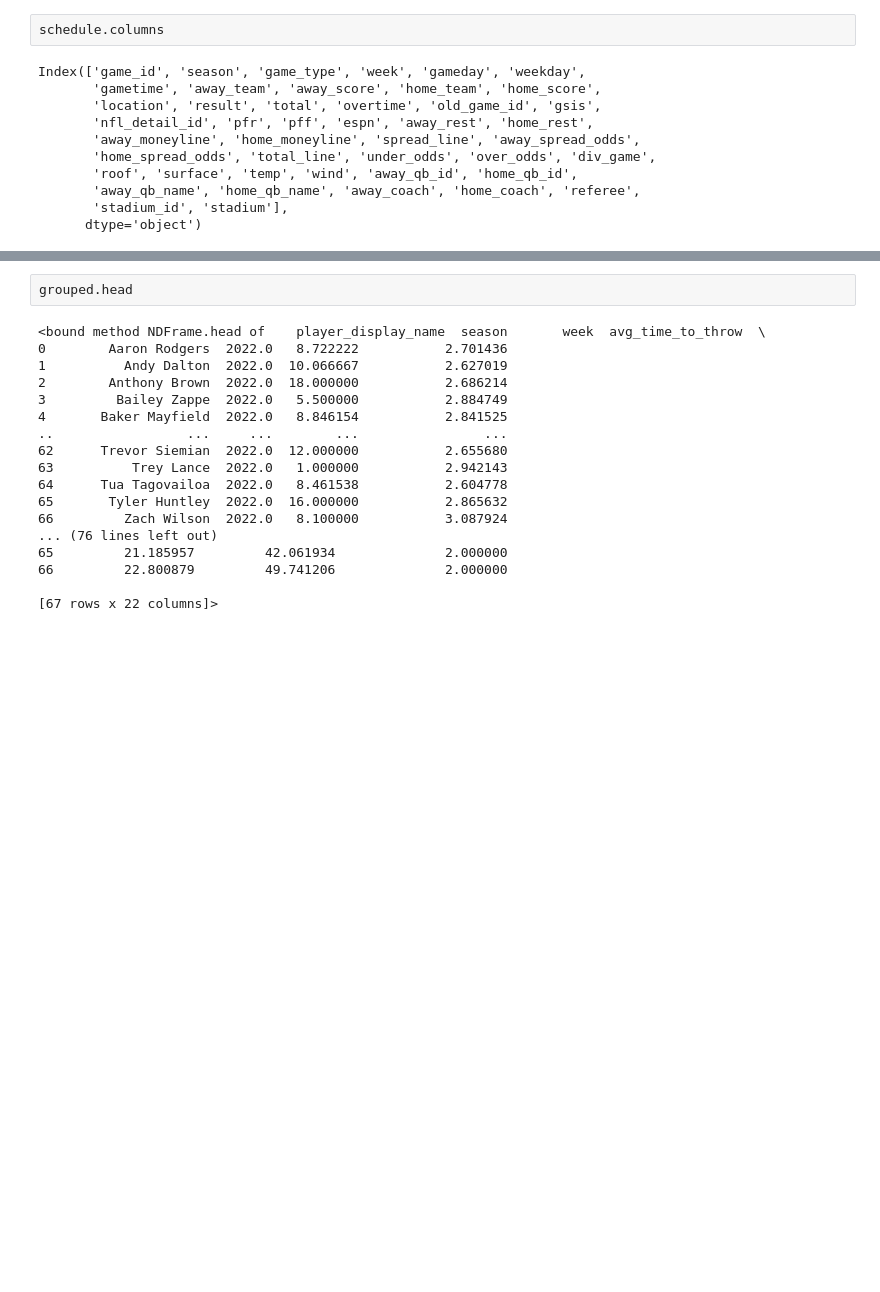
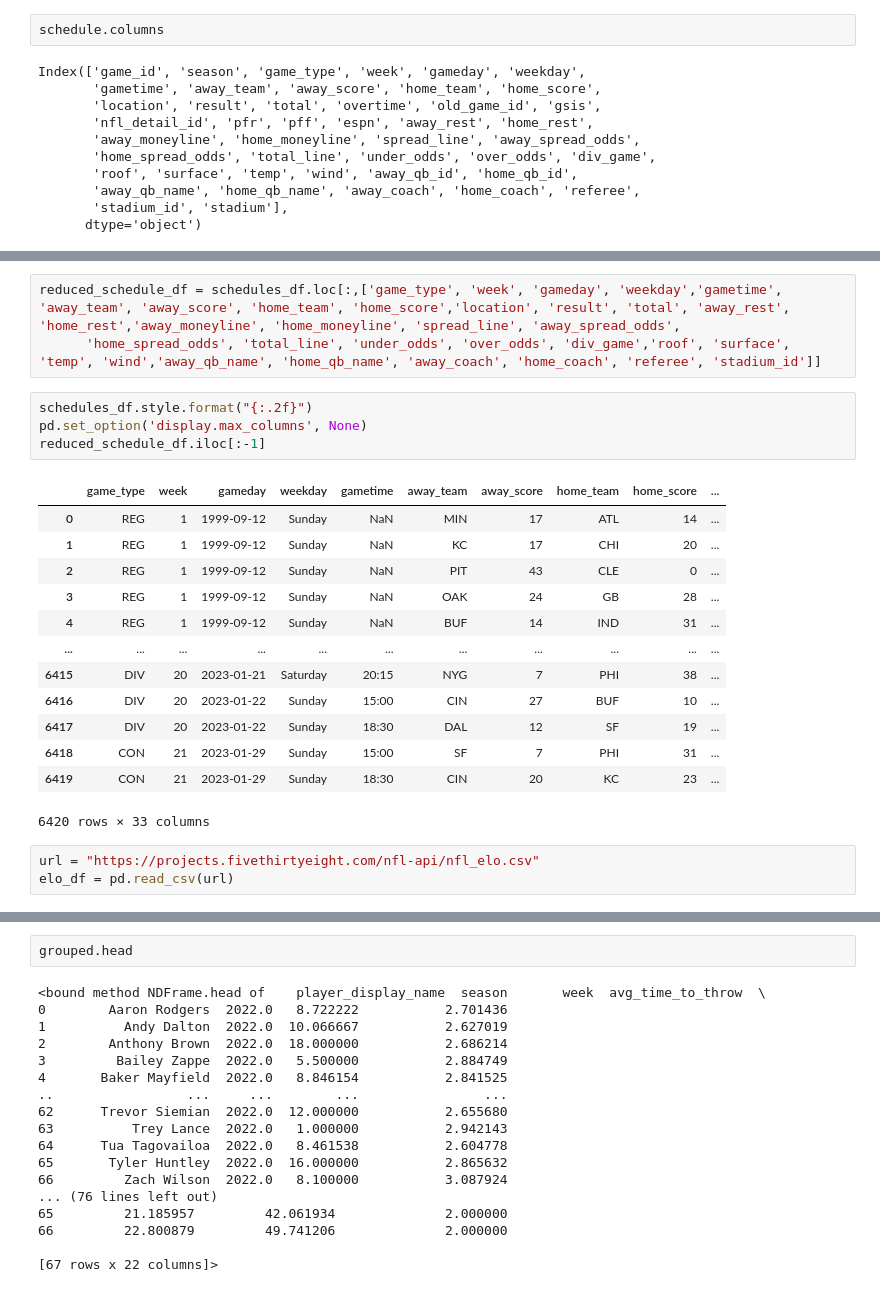
Before and after one commit to charlesrugg/nfldata, a Jupyter notebook: NFL_data.ipynb, the cells around one changed output, grey strips where cells are left out. Cells and saved outputs as stored; diff of their text form; blank space fills up the shorter version.

```diff
--- a/NFL_data.ipynb
+++ b/NFL_data.ipynb
@@ -84,0 +115,24 @@ schedule.head
+# %%
+reduced_schedule_df = schedules_df.loc[:,['game_type', 'week', 'gameday', 'weekday','gametime', 'away_team', 'away_score', 'home_team', 'home_score','location', 'result', 'total', 'away_rest', 'home_rest','away_moneyline', 'home_moneyline', 'spread_line', 'away_spread_odds',
+      'home_spread_odds', 'total_line', 'under_odds', 'over_odds', 'div_game','roof', 'surface', 'temp', 'wind','away_qb_name', 'home_qb_name', 'away_coach', 'home_coach', 'referee', 'stadium_id']]
+# %%
+schedules_df.style.format("{:.2f}")
+pd.set_option('display.max_columns', None)
+reduced_schedule_df.iloc[:-1]
+# %% [output]
+|  | game_type | week | gameday | weekday | gametime | away_team | away_score | home_team | home_score | ... |
+| 0 | REG | 1 | 1999-09-12 | Sunday | NaN | MIN | 17 | ATL | 14 | ... |
+| 1 | REG | 1 | 1999-09-12 | Sunday | NaN | KC | 17 | CHI | 20 | ... |
+| 2 | REG | 1 | 1999-09-12 | Sunday | NaN | PIT | 43 | CLE | 0 | ... |
+| 3 | REG | 1 | 1999-09-12 | Sunday | NaN | OAK | 24 | GB | 28 | ... |
+| 4 | REG | 1 | 1999-09-12 | Sunday | NaN | BUF | 14 | IND | 31 | ... |
+| ... | ... | ... | ... | ... | ... | ... | ... | ... | ... | ... |
+| 6415 | DIV | 20 | 2023-01-21 | Saturday | 20:15 | NYG | 7 | PHI | 38 | ... |
+| 6416 | DIV | 20 | 2023-01-22 | Sunday | 15:00 | CIN | 27 | BUF | 10 | ... |
+| 6417 | DIV | 20 | 2023-01-22 | Sunday | 18:30 | DAL | 12 | SF | 19 | ... |
+| 6418 | CON | 21 | 2023-01-29 | Sunday | 15:00 | SF | 7 | PHI | 31 | ... |
+| 6419 | CON | 21 | 2023-01-29 | Sunday | 18:30 | CIN | 20 | KC | 23 | ... |
+6420 rows × 33 columns
+# %%
+url = "https://projects.fivethirtyeight.com/nfl-api/nfl_elo.csv"
+elo_df = pd.read_csv(url)
```
Also changed, not shown: parts of 13 cells of this notebook.
